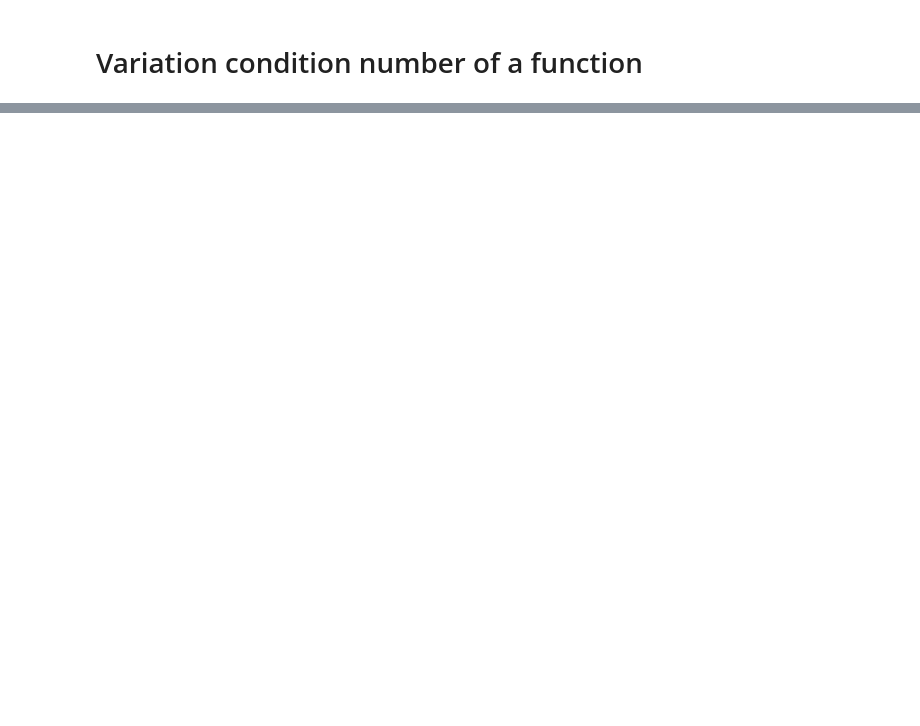
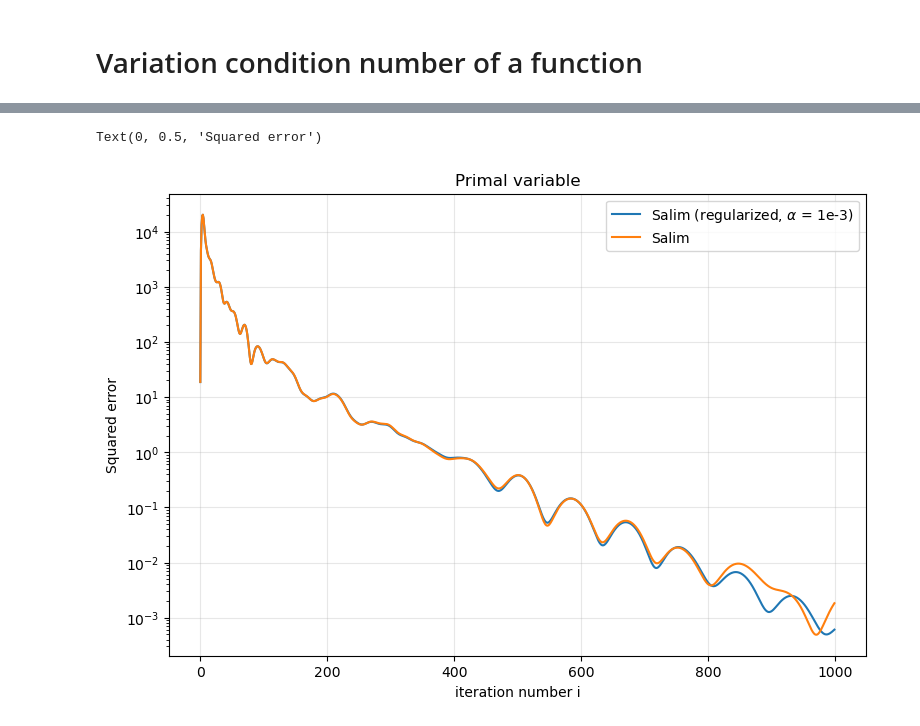
Before and after one commit to kisnikser/Decentralized-Optimization, a Jupyter notebook: comparison.ipynb, the cells around one changed output, grey strips where cells are left out. Saved outputs shown, nothing was run; the diff lists cells and outputs as text; code cells hidden in the pictures; blank space fills up the shorter version.

```diff
--- a/comparison.ipynb
+++ b/comparison.ipynb
@@ -390,0 +440,15 @@ Text(0, 0.5, 'Squared error')
+# %%
+plt.figure(figsize=(9, 6))
+
+plt.plot(range(x_i.shape[0]), [np.linalg.norm(x_i[i] - x_opt)**2 for i in range(x_i.shape[0])], label = 'Salim (regularized, $\\alpha$ = 1e-3)')
+plt.plot(range(x_i.shape[0]), [np.linalg.norm(x_i[i] - w_opt)**2 for i in range(x_i.shape[0])], label = 'Salim')
+
+plt.legend()
+plt.grid(alpha = 0.3)
+plt.yscale('log')
+plt.title("Primal variable")
+plt.xlabel("iteration number i")
+plt.ylabel("Squared error")
+# %% [output]
+Text(0, 0.5, 'Squared error')
+[figure, added]
```
Also changed, not shown: parts of 15 cells of this notebook, 11 other files.
